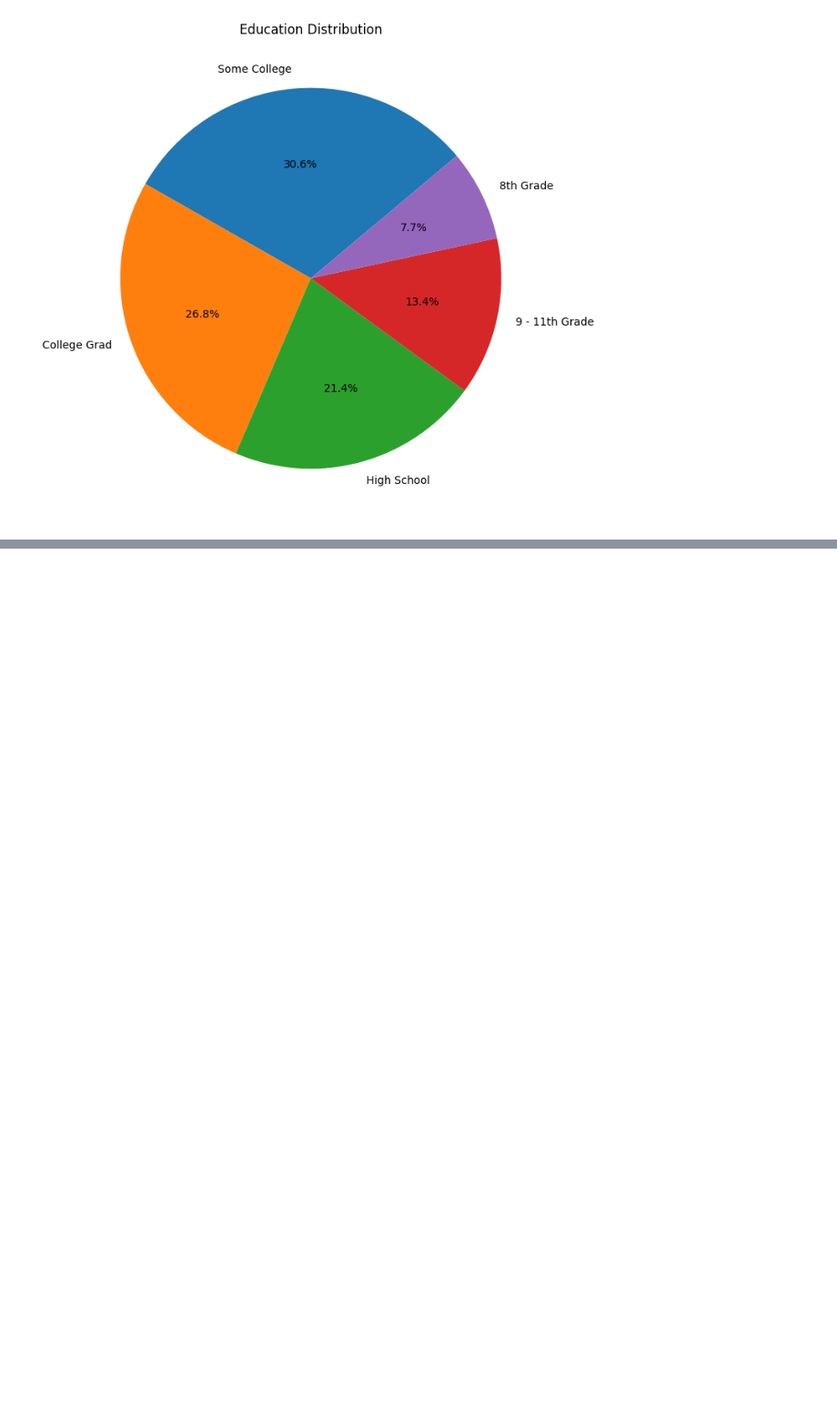
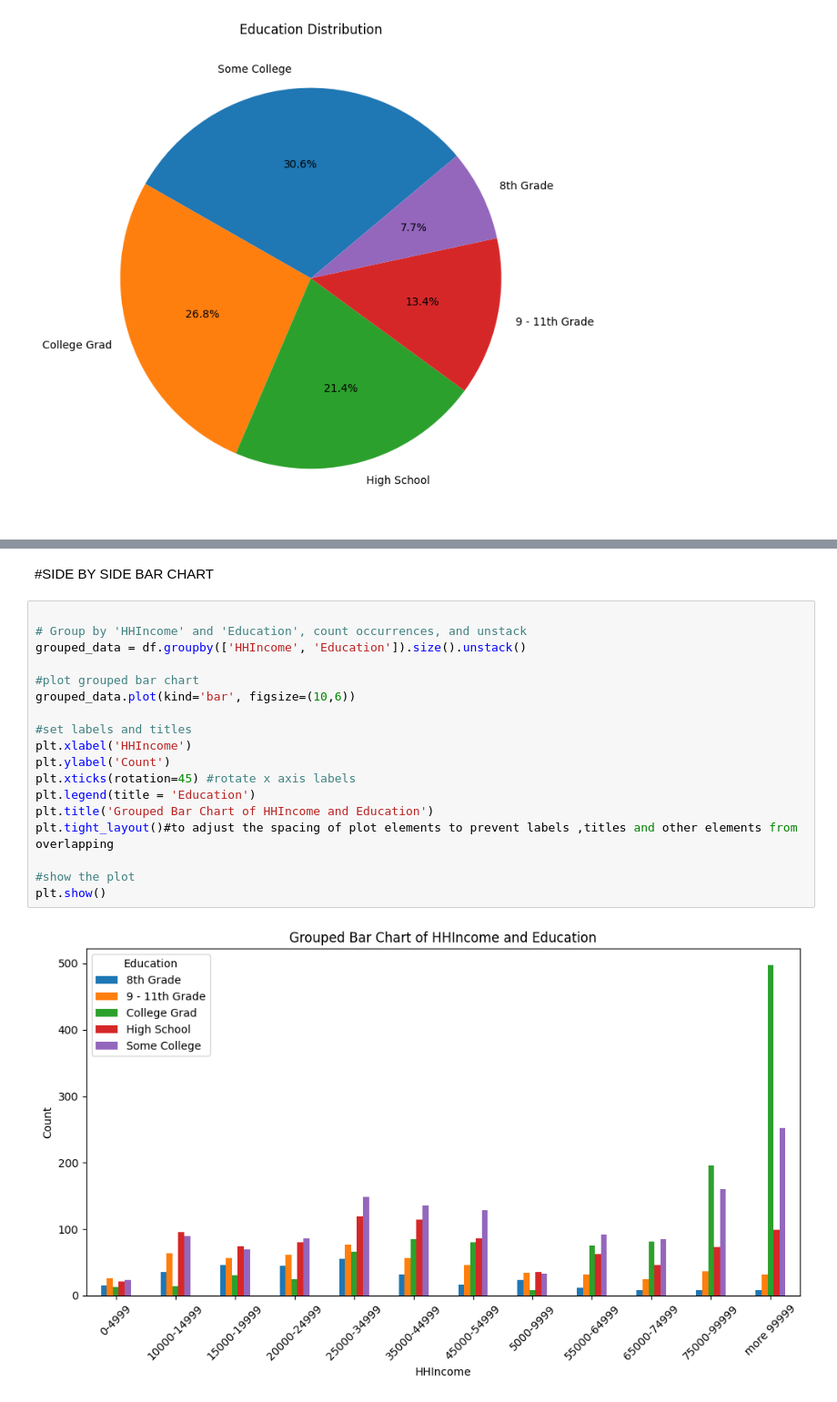
Before and after one commit to Bbrnn/engage_datascience_ai_ml, a Jupyter notebook: EDA1.ipynb, the cells around one changed output, grey strips where cells are left out. Shown at 91% size. Saved outputs shown, nothing was run; the diff lists cells and outputs as text; blank space fills up the shorter version.

```diff
--- a/EDA1.ipynb
+++ b/EDA1.ipynb
@@ -204,0 +211,22 @@ Male             2    0
+# %% [markdown]
+#SIDE BY SIDE BAR CHART
+# %%
+
+# Group by 'HHIncome' and 'Education', count occurrences, and unstack
+grouped_data = df.groupby(['HHIncome', 'Education']).size().unstack()
+
+#plot grouped bar chart
+grouped_data.plot(kind='bar', figsize=(10,6))
+
+#set labels and titles
+plt.xlabel('HHIncome')
+plt.ylabel('Count')
+plt.xticks(rotation=45) #rotate x axis labels
+plt.legend(title = 'Education')
+plt.title('Grouped Bar Chart of HHIncome and Education')
+plt.tight_layout()#to adjust the spacing of plot elements to prevent labels ,titles and other elements from overlapping
+
+#show the plot
+plt.show()
+# %% [output]
+[figure, added]
```
Also changed, not shown: parts of 29 cells of this notebook.
